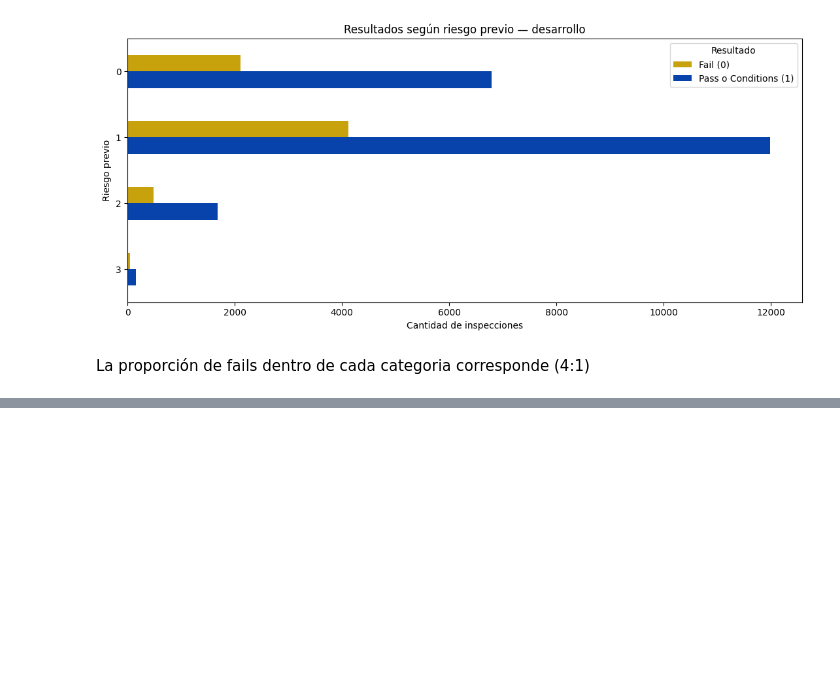
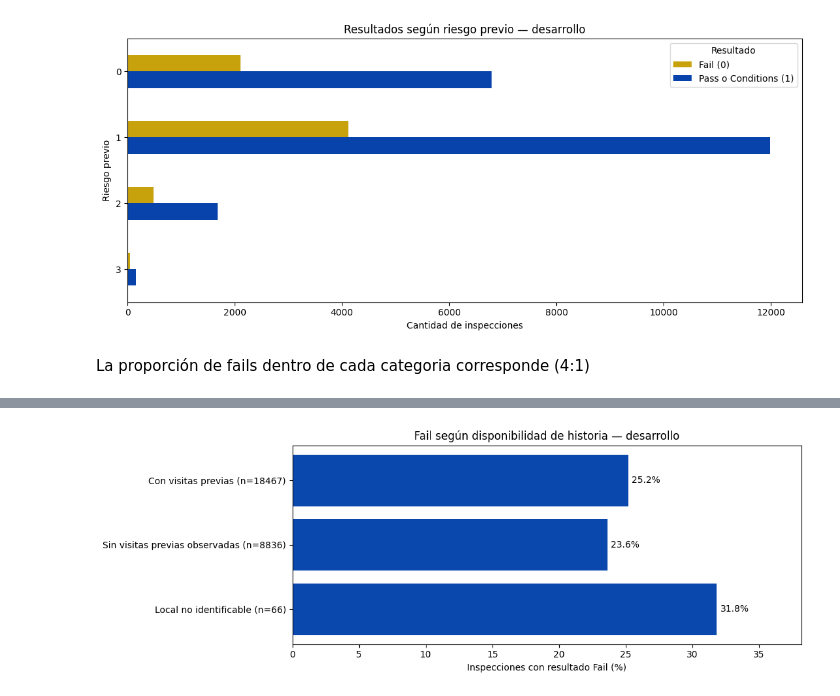
Before and after one commit to jpmondaca/Proyecto-Topicos, a Jupyter notebook: main.ipynb, the cells around one changed output, grey strips where cells are left out. Saved outputs shown, nothing was run; the diff lists cells and outputs as text; code cells hidden in the pictures; blank space fills up the shorter version.

```diff
--- a/main.ipynb
+++ b/main.ipynb
@@ -1051,0 +1093,80 @@ plt.show()
+# %%
+historia = desarrollo[["id_local", "n_visitas_previas", "resultado"]].copy()
+
+historia["grupo_historia"] = "Antecedentes no calculables"
+
+historia.loc[
+    historia["n_visitas_previas"].eq(0).fillna(False),
+    "grupo_historia"
+] = "Sin visitas previas observadas"
+
+historia.loc[
+    historia["n_visitas_previas"].gt(0).fillna(False),
+    "grupo_historia"
+] = "Con visitas previas"
+
+historia.loc[
+    historia["id_local"].isna(),
+    "grupo_historia"
+] = "Local no identificable"
+
+
+# RESUMIR CADA GRUPO #
+tabla_historia = (
+    historia
+    .groupby("grupo_historia", as_index=False)
+    .agg(
+        n_inspecciones=("resultado", "size"),
+        n_fail=("resultado", lambda x: x.eq(0).sum())
+    )
+    .sort_values("n_inspecciones", ascending=False)
+)
+
+tabla_historia["porcentaje_muestra"] = (
+    tabla_historia["n_inspecciones"]
+    / len(desarrollo)
+    * 100
+)
+
+tabla_historia["porcentaje_fail"] = (
+    tabla_historia["n_fail"]
+    / tabla_historia["n_inspecciones"]
+    * 100
+)
+print(tabla_historia.round(2).to_string(index=False))
+
+
+# GRÁFICO #
+etiquetas = [
+    f"{grupo} (n={n})"
+    for grupo, n in zip(
+        tabla_historia["grupo_historia"],
+        tabla_historia["n_inspecciones"]
+    )
+]
+
+fig, ax = plt.subplots(figsize=(11, 4))
+
+barras = ax.barh(
+    etiquetas,
+    tabla_historia["porcentaje_fail"],
+    color="#0A48AD"
+)
+
+ax.bar_label(
+    barras,
+    labels=[
+        f"{valor:.1f}%"
+        for valor in tabla_historia["porcentaje_fail"]
+    ],
+    padding=4
+)
+
+ax.invert_yaxis()
+ax.margins(x=0.20)
+ax.set_xlabel("Inspecciones con resultado Fail (%)")
+ax.set_title("Fail según disponibilidad de historia — desarrollo")
+
+plt.tight_layout()
+plt.show()
+# %% [output]
@@ -1051,0 +1177 @@ plt.show()
+[figure, added]
```
Also changed, not shown: parts of 24 cells of this notebook.
